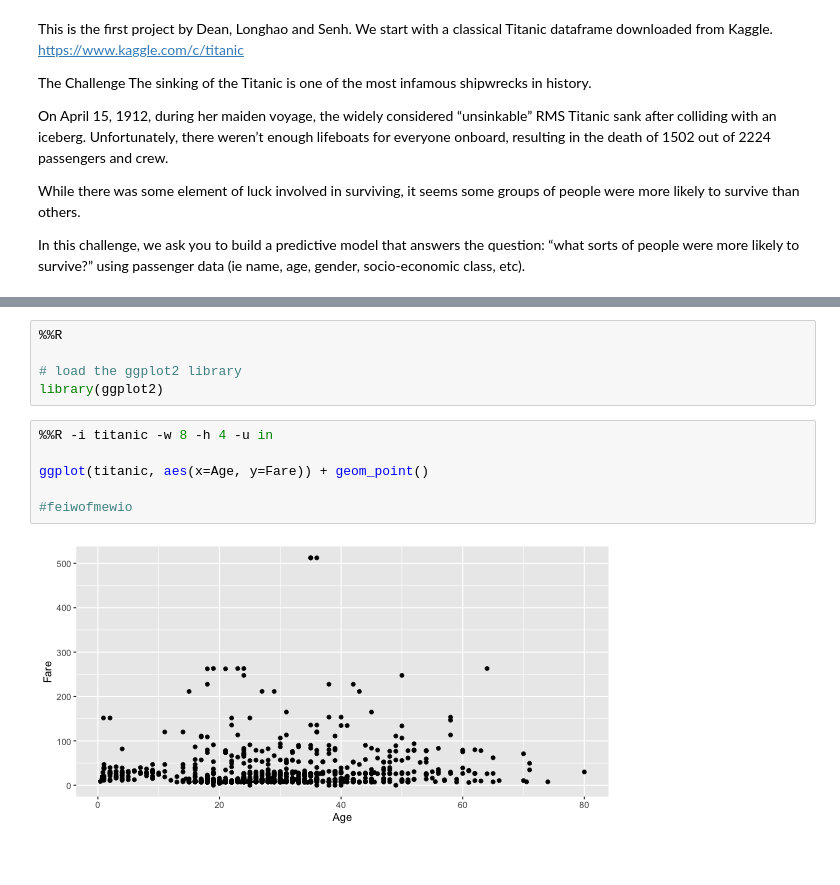
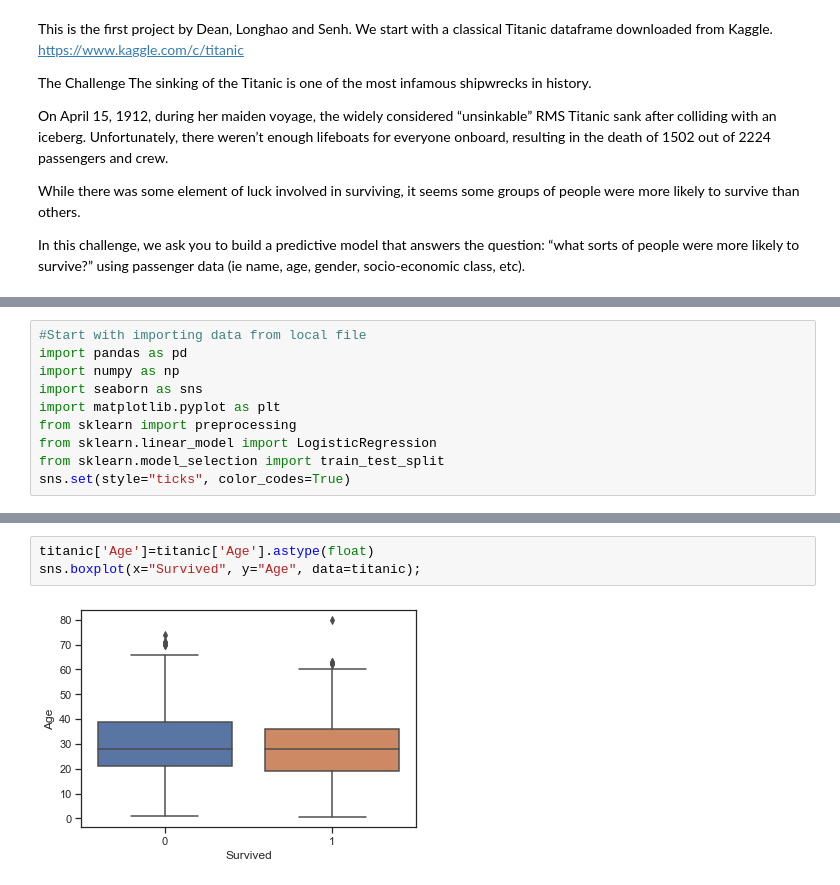
Before and after one commit to andychenns/Titanic-Survival-Prediction, a Jupyter notebook: Titanic Survival Prediction.ipynb, the cells around one changed output, grey strips where cells are left out. Drawn from its saved outputs; the diff is of its cells as text; blank space fills up the shorter version.

```diff
--- a/Titanic Survival Prediction.ipynb
+++ b/Titanic Survival Prediction.ipynb
@@ -31,2 +12,12 @@ The rpy2.ipython extension is already loaded. To reload it, use:
+# %%
+#Start with importing data from local file
+import pandas as pd
+import numpy as np
+import seaborn as sns
+import matplotlib.pyplot as plt
+from sklearn import preprocessing
+from sklearn.linear_model import LogisticRegression
+from sklearn.model_selection import train_test_split
+sns.set(style="ticks", color_codes=True)
 # %%
 titanic = pd.read_csv('train.csv')
@@ -55,13 +32,5 @@ Series([], dtype: object)
-# %%
-%%R
-
-# load the ggplot2 library
-library(ggplot2)
-# %%
-%%R -i titanic -w 8 -h 4 -u in
-
-ggplot(titanic, aes(x=Age, y=Fare)) + geom_point()
-
-#feiwofmewio
-# %% [output]
-[figure, removed]
+# %%
+titanic['Age']=titanic['Age'].astype(float)
+sns.boxplot(x="Survived", y="Age", data=titanic);
+# %% [output]
+[figure, added]
```
Also changed, not shown: parts of 13 cells of this notebook.
